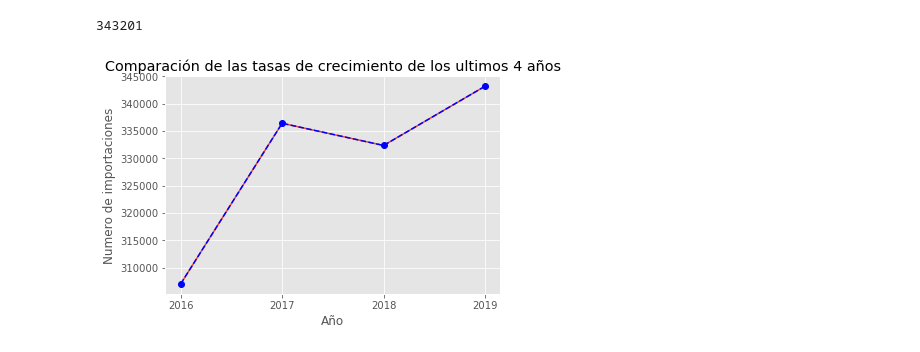
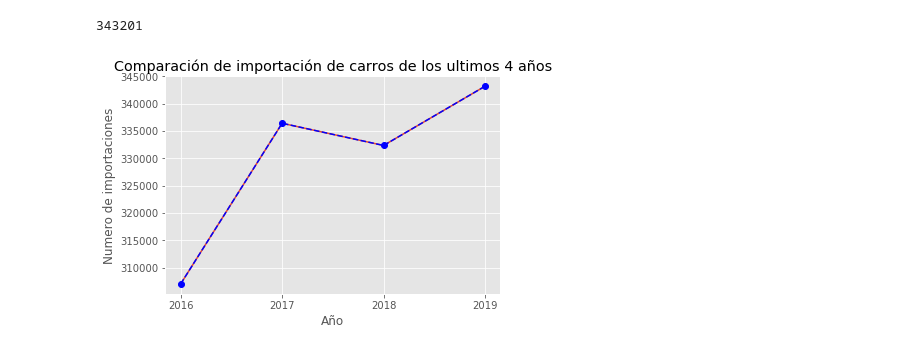
Before and after one commit to tru17189/Proyecto_Mineria_De_Datos, a Jupyter notebook: Problema_Cientifico.ipynb, the cells around one changed output. Cells and saved outputs as stored; diff of their text form; code cells hidden in the pictures.

```diff
--- a/Problema_Cientifico.ipynb
+++ b/Problema_Cientifico.ipynb
@@ -322,14 +322,14 @@ r4
 # %%
 ### Hacemos una gráfica para importación de vehículos
 lista2 = [r,r2,r3,r4]
 plt.plot(lista2)
 plt.style.use("ggplot")
-plt.title("Comparación de las tasas de crecimiento de los ultimos 4 años")
+plt.title("Comparación de importación de carros de los ultimos 4 años")
 plt.xlabel("Año")
 plt.ylabel("Numero de importaciones")
 indice = np.arange(4)
 plt.xticks(indice, ("2016", "2017", "2018", "2019"))
 plt.plot(lista2, marker='o', linestyle='--', color='blue')
 plt.show()
 # %% [output]
-[figure, old version]
+[figure, new version]
```
Also changed, not shown: parts of 1 cell of this notebook, 1 other file.
